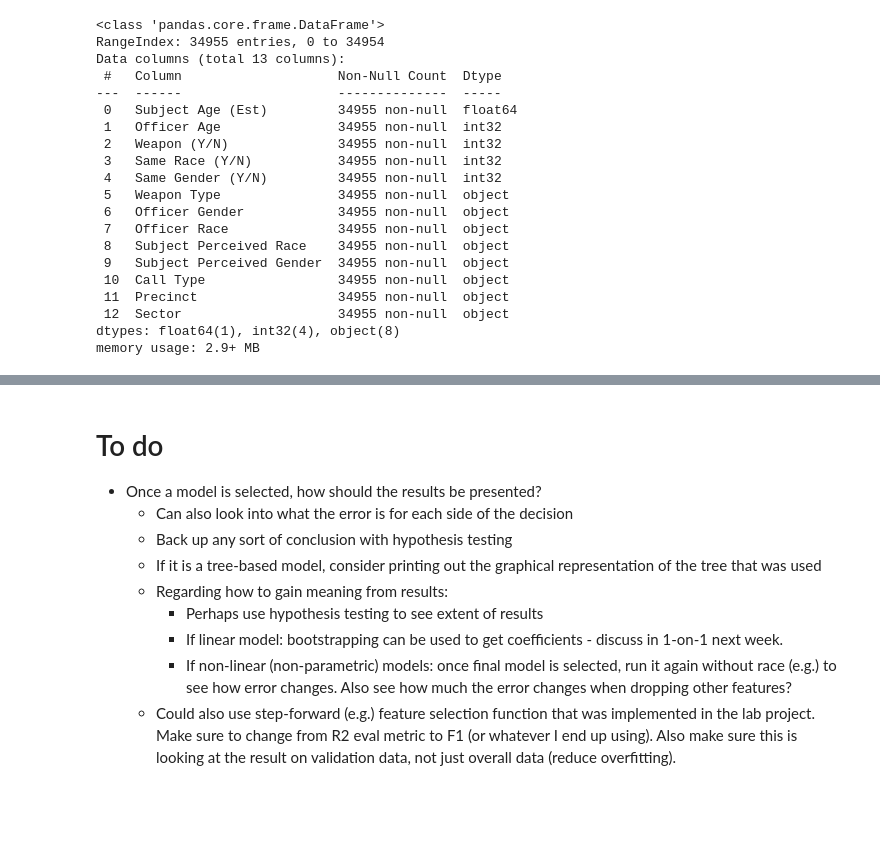
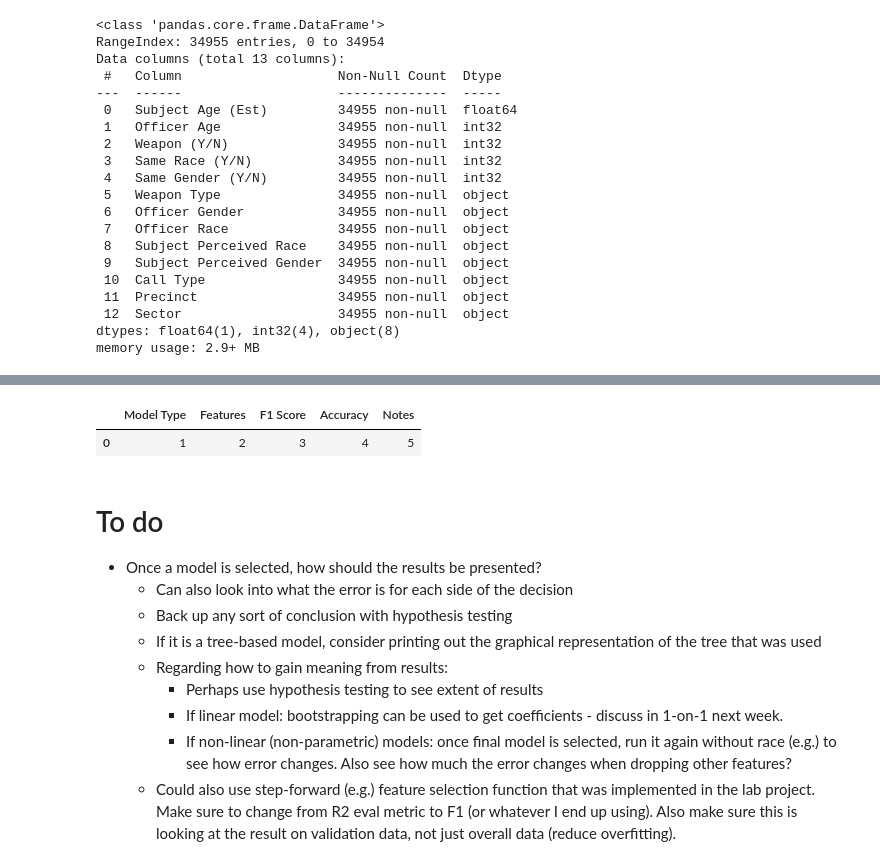
Before and after one commit to sethnlewis/Policing-Bias, a Jupyter notebook: analysis/EDA.ipynb, the cells around one changed output, grey strips where cells are left out. Cells and saved outputs as stored; diff of their text form; code cells hidden in the pictures; blank space fills up the shorter version.

Commit message:
modeling progress

```diff
--- a/analysis/EDA.ipynb
+++ b/analysis/EDA.ipynb
@@ -535,3 +559,23 @@ F1: [0.70455022 0.71704091 0.7172471  0.71671699 0.71052632] 0.7132163080045212
+# %%
+class ModelHistory:
+    def __init__(self):
+        self.cols = ['Model Type', 'Features', 'F1 Score', 'Accuracy', 'Notes']
+        self.history = pd.DataFrame(columns = self.cols)
+    def add_results(self, model):
+        model_type = str(model)
+        features =
+
+        model_info = [model_type, ]
+        self.history = self.history.append(model_info)
+        self.history.reset_index(inplace=True, drop=True)
+
+mh = ModelHistory()
+fake_results = pd.DataFrame([[1,2,3, 4, 5]], columns = mh.cols)
+mh.add_results(fake_results)
+mh.history
+# %% [output]
+|  | Model Type | Features | F1 Score | Accuracy | Notes |
+| 0 | 1 | 2 | 3 | 4 | 5 |
 # %%
 # ohe = OneHotEncoder(drop='first')
 # ss = StandardScaler()
```
Also changed, not shown: parts of 5 cells of this notebook.
